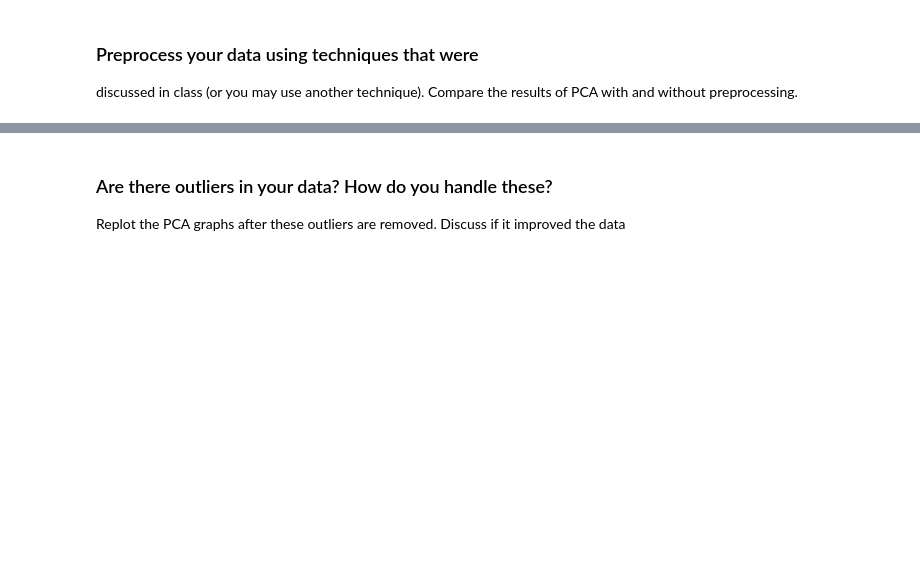
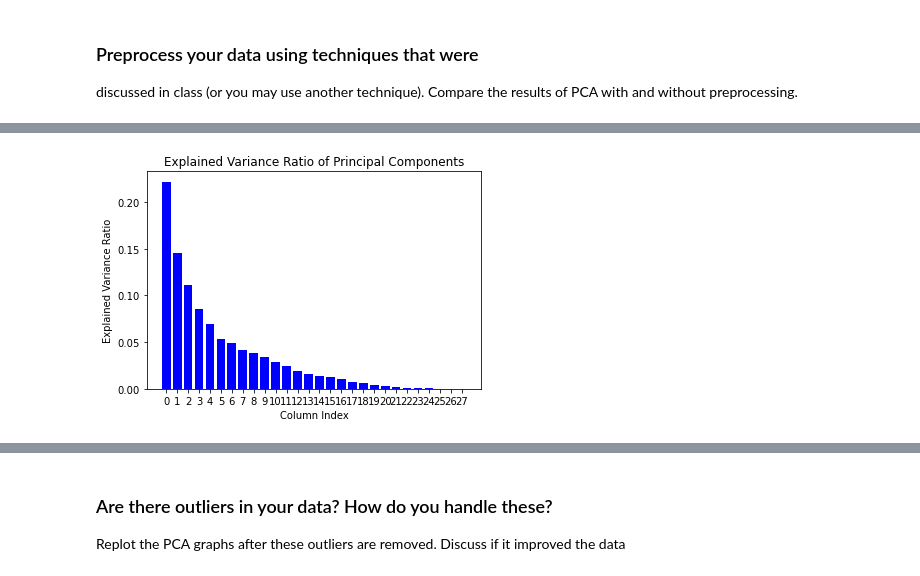
Before and after one commit to muznyahamed/sem7_Ml_assignment1, a Jupyter notebook: assignment2.ipynb, the cells around one changed output, grey strips where cells are left out. Drawn from its saved outputs; the diff is of its cells as text; code cells hidden in the pictures; blank space fills up the shorter version.

```diff
--- a/assignment2.ipynb
+++ b/assignment2.ipynb
@@ -9,7 +9,7 @@ import numpy as np
 
 
 # Load the .mat file
-mat_file = scipy.io.loadmat('data2.mat')
+mat_file = scipy.io.loadmat('dataa2.mat')
 
 # Access the data in the file
 data = mat_file['DataMatrix'][()]
@@ -170,0 +274,15 @@ init_data.drop(init_data.columns[27], axis=1)
+# %%
+
+from sklearn.preprocessing import MinMaxScaler
+
+# Create a sample DataFrame
+df = init_data
+
+# Initialize the MinMaxScaler
+scaler = MinMaxScaler()
+
+# Fit and transform the DataFrame using the MinMaxScaler
+df_scaled = scaler.fit_transform(df)
+
+# Print the scaled DataFrame
+print(df_scaled)
@@ -171,22 +297,24 @@ init_data.drop(init_data.columns[27], axis=1)
 # %%
 pca = PCA()
-X_reduced27 = pca.fit_transform(init_data)
+X_reduced27 = pca.fit_transform(df_scaled)
 
 # Get explained variance ratio
 explained_variance_ratio = pca.explained_variance_ratio_
 
 # Plot the histogram
 # here we have to
 plt.bar(np.arange(len(explained_variance_ratio)), explained_variance_ratio, color='blue')
 
 # Add axis labels and title
 plt.xlabel('Column Index')
 plt.ylabel('Explained Variance Ratio')
 plt.title('Explained Variance Ratio of Principal Components')
 plt.xticks(np.arange(len(explained_variance_ratio)))
 
 # Show the plot
 plt.show()
+# %% [output]
+[figure, added]
 # %%
 pca = PCA(n_components=7)
 X_reduced = pca.fit_transform(init_data)
```
Also changed, not shown: parts of 28 cells of this notebook, 7 other files.
